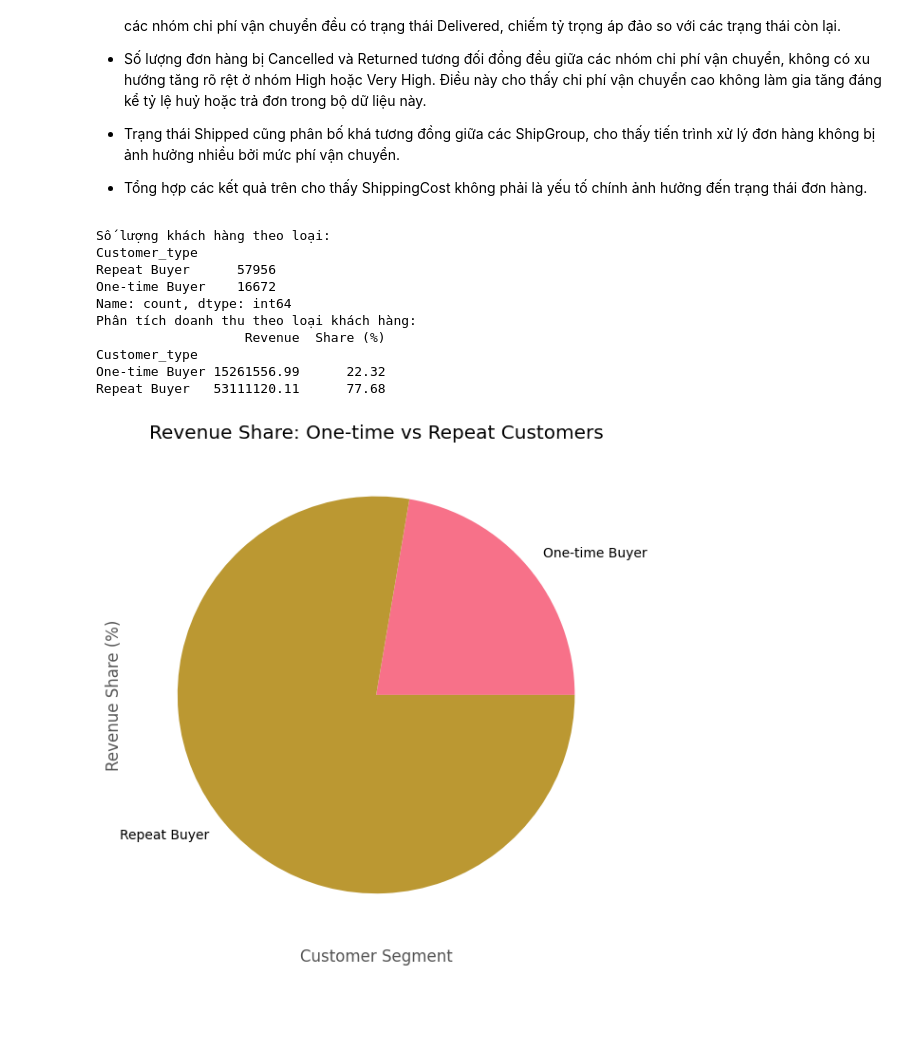
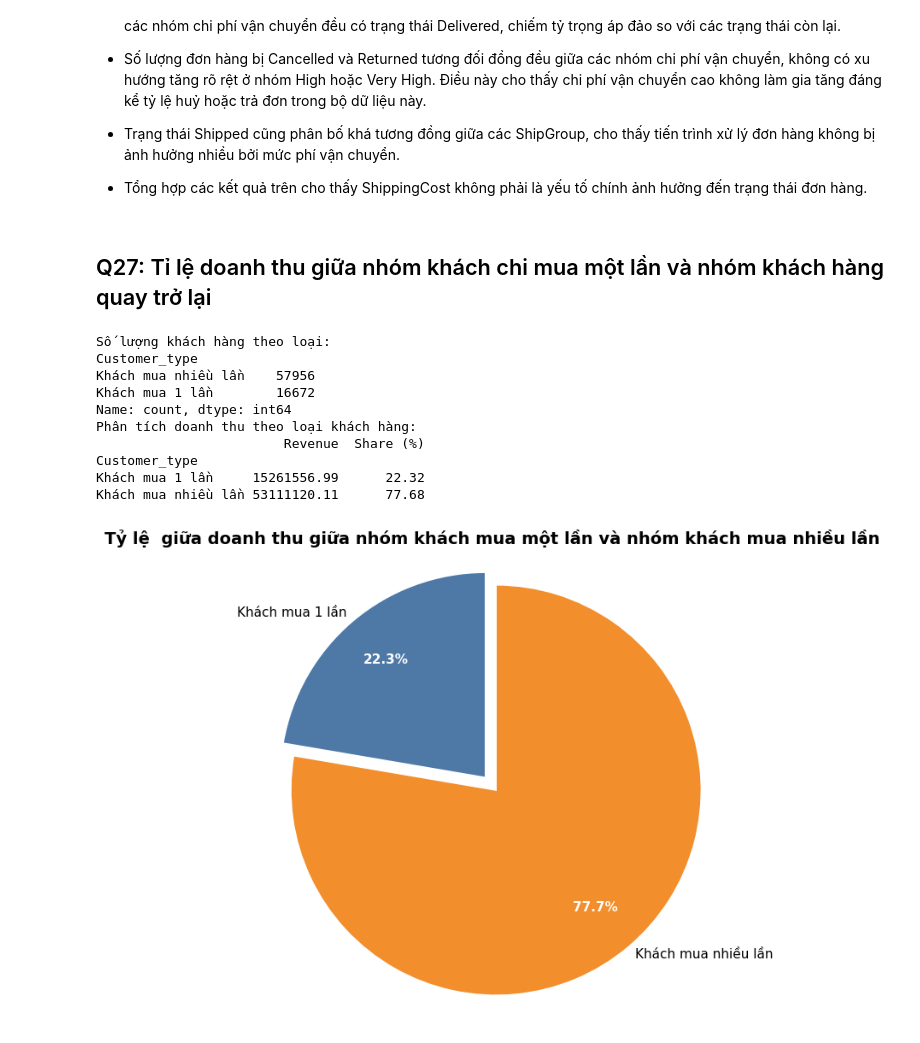
Before and after one commit to khoa2795/Final-Project, a Jupyter notebook: 02_EDA_and_Visualization.ipynb, the cells around one changed output. Drawn from its saved outputs; the diff is of its cells as text; code cells hidden in the pictures; blank space fills up the shorter version.

```diff
--- a/02_EDA_and_Visualization.ipynb
+++ b/02_EDA_and_Visualization.ipynb
@@ -521,6 +670,8 @@ Sử dụng Choropleth Map để hiển thị phân bố doanh thu theo quốc g
 - Trạng thái Shipped cũng phân bố khá tương đồng giữa các ShipGroup, cho thấy tiến trình xử lý đơn hàng không bị ảnh hưởng nhiều bởi mức phí vận chuyển.
 
 - Tổng hợp các kết quả trên cho thấy ShippingCost không phải là yếu tố chính ảnh hưởng đến trạng thái đơn hàng.
+# %% [markdown]
+## Q27: Tỉ lệ doanh thu giữa nhóm khách chi mua một lần và nhóm khách hàng quay trở lại
 # %%
 # Phân tích doanh thu và tỷ lệ doanh thu của khách hàng theo loại
 import pandas as pd
@@ -530,7 +681,7 @@ import matplotlib.pyplot as plt
 orders_per_customer = df[df['OrderStatus'] == 'Delivered'].groupby('CustomerID')['OrderID'].nunique()
 
 def categorize_customer(n: int) -> str:
-    return 'One-time Buyer' if n == 1 else 'Repeat Buyer'
+    return 'Khách mua 1 lần' if n == 1 else 'Khách mua nhiều lần'
 
 customer_type = orders_per_customer.map(categorize_customer)
 
@@ -553,50 +704,53 @@ customer_analysis = pd.DataFrame({'Revenue': customer_revenue.round(2), 'Share (
 print("Phân tích doanh thu theo loại khách hàng:")
 print(customer_analysis)
 
 fig, ax = plt.subplots(figsize=(7, 6))
 
 labels = share.index.tolist()
-sizes = share.values  # đã là % (Share %)
+sizes = share.values
+colors = ["#4E79A7", "#F28E2B"]
+explode = [0.02, 0.06]
 
-# Màu gợi ý (bạn có thể thay bất kỳ màu nào bạn thích)
-colors = ["#4E79A7", "#F28E2B"]  # xanh - cam (dễ nhìn)
 
-# Tách nhẹ miếng bánh Repeat để nổi bật (tùy bạn đổi index)
-explode = [0.02, 0.06]  # miếng thứ 2 nổi hơn chút
-
-wedges, texts, autotexts = ax.pie(
+pie_res = ax.pie(
     sizes,
     labels=labels,
     colors=colors,
     startangle=90,
     explode=explode,
-    autopct="%1.1f%%",  # hiện % trên biểu đồ
-    pctdistance=0.75,  # vị trí text %
-    labeldistance=1.05,  # vị trí label
+    autopct="%1.1f%%",
+    pctdistance=0.75,
+    labeldistance=1.05,
     wedgeprops={"edgecolor": "white", "linewidth": 1.2},
     textprops={"fontsize": 11},
 )
 
-# Làm chữ % đậm hơn cho dễ nhìn
+if len(pie_res) == 3:
+    wedges, texts, autotexts = pie_res
+else:
+    wedges, texts = pie_res
+    autotexts = []
+
+# Làm chữ % đậm hơn cho dễ nhìn (nếu có autotexts)
 for t in autotexts:
     t.set_fontweight("bold")
-    t.set_color("white")  # đổi sang 'black' nếu màu miếng quá sáng
+    t.set_color("white")
 
 ax.set_title(
-    "Revenue Share: One-time vs Repeat Customers", fontsize=14, fontweight="bold"
+    "Tỷ lệ  giữa doanh thu giữa nhóm khách mua một lần và nhóm khách mua nhiều lần", fontsize=14, fontweight="bold"
 )
-ax.axis("equal")  # pie tròn đều
+ax.axis("equal")
 plt.tight_layout()
 plt.show()
 # %% [output]
 Số lượng khách hàng theo loại:
 Customer_type
-Repeat Buyer      57956
-One-time Buyer    16672
+Khách mua nhiều lần    57956
+Khách mua 1 lần        16672
 Name: count, dtype: int64
 Phân tích doanh thu theo loại khách hàng:
-                   Revenue  Share (%)
+                        Revenue  Share (%)
 Customer_type
-One-time Buyer 15261556.99      22.32
-Repeat Buyer   53111120.11      77.68
+Khách mua 1 lần     15261556.99      22.32
+Khách mua nhiều lần 53111120.11      77.68
-[figure, old version]
+[figure, new version]
```
Also changed, not shown: parts of 8 cells of this notebook.
